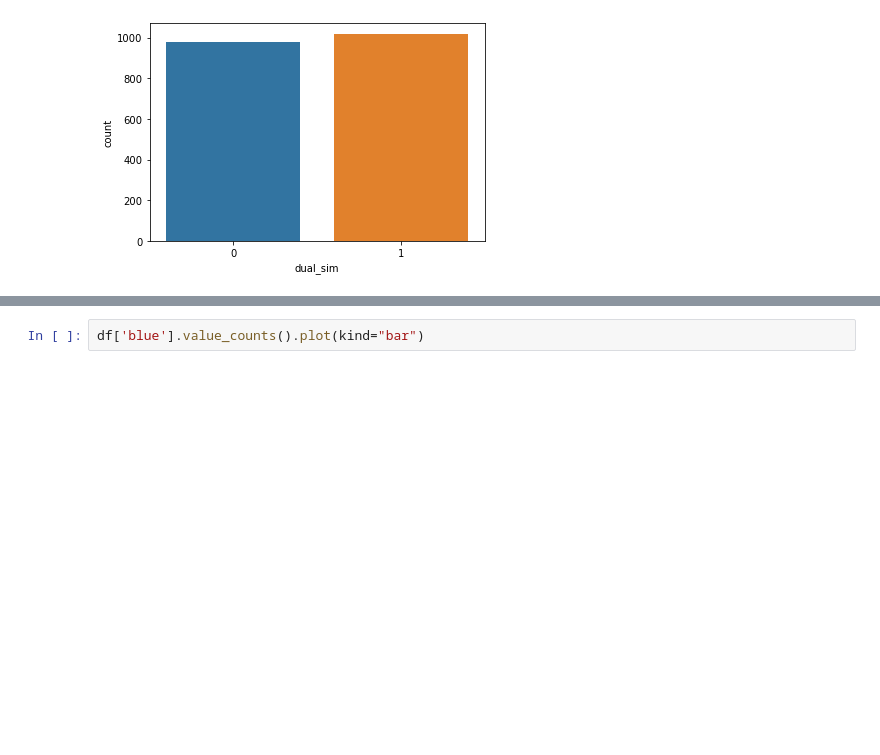
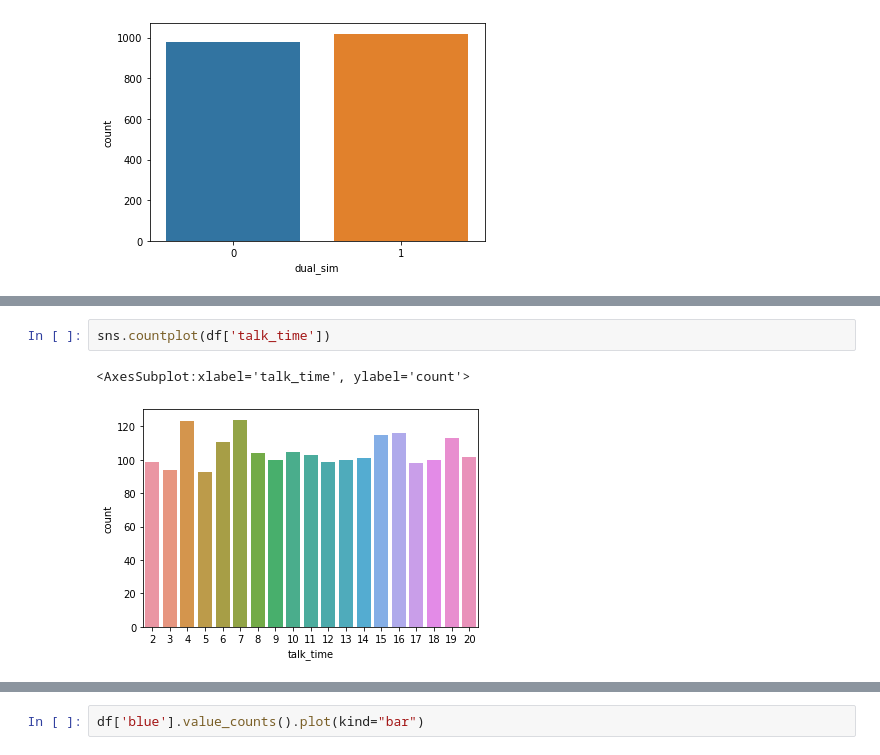
Before and after one commit to Krgautam3011/Data-mobile-price-range-analysis, a Jupyter notebook: eda project.ipynb, the cells around one changed output, grey strips where cells are left out. Cells and saved outputs as stored; diff of their text form; blank space fills up the shorter version.

```diff
--- a/eda project.ipynb
+++ b/eda project.ipynb
@@ -182,0 +262,5 @@ sns.countplot(df['dual_sim'])
+# %%
+sns.countplot(df['talk_time'])
+# %% [output]
+<AxesSubplot:xlabel='talk_time', ylabel='count'>
+[figure, added]
```
Also changed, not shown: parts of 46 cells of this notebook.
